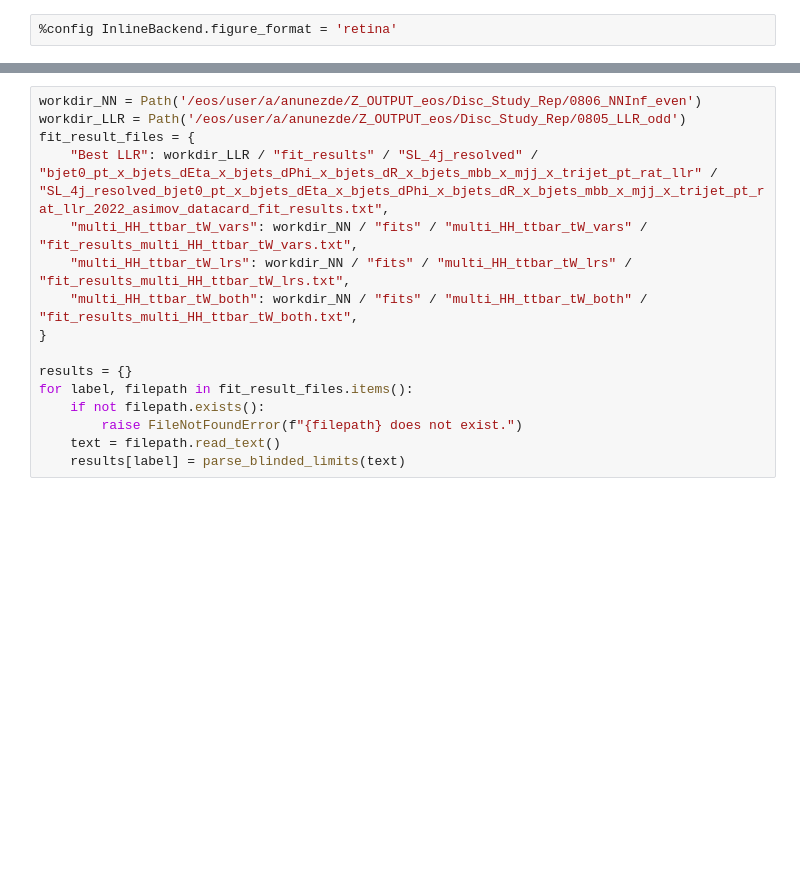
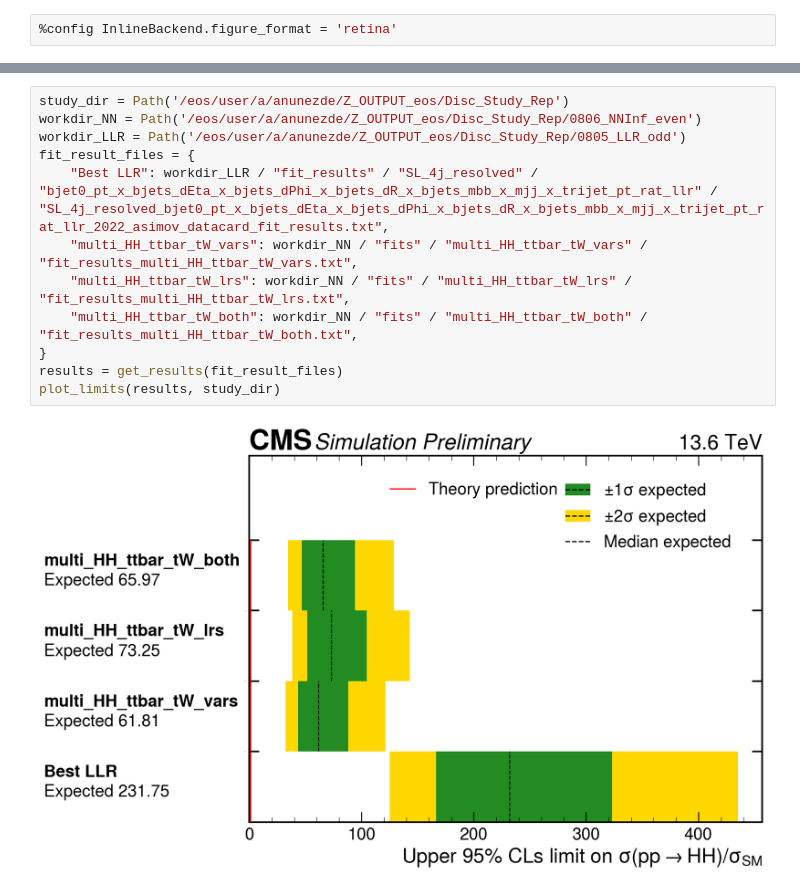
Before and after one commit to antonettprado/hh, a Jupyter notebook: fit_and_plot_int.ipynb, the cells around one changed output, grey strips where cells are left out. Saved outputs shown, nothing was run; the diff lists cells and outputs as text; blank space fills up the shorter version.

```diff
--- a/fit_and_plot_int.ipynb
+++ b/fit_and_plot_int.ipynb
@@ -174,16 +169,14 @@ plot_limits(results, workdir)
 # %%
+study_dir = Path('/eos/user/a/anunezde/Z_OUTPUT_eos/Disc_Study_Rep')
 workdir_NN = Path('/eos/user/a/anunezde/Z_OUTPUT_eos/Disc_Study_Rep/0806_NNInf_even')
 workdir_LLR = Path('/eos/user/a/anunezde/Z_OUTPUT_eos/Disc_Study_Rep/0805_LLR_odd')
 fit_result_files = {
     "Best LLR": workdir_LLR / "fit_results" / "SL_4j_resolved" / "bjet0_pt_x_bjets_dEta_x_bjets_dPhi_x_bjets_dR_x_bjets_mbb_x_mjj_x_trijet_pt_rat_llr" / "SL_4j_resolved_bjet0_pt_x_bjets_dEta_x_bjets_dPhi_x_bjets_dR_x_bjets_mbb_x_mjj_x_trijet_pt_rat_llr_2022_asimov_datacard_fit_results.txt",
     "multi_HH_ttbar_tW_vars": workdir_NN / "fits" / "multi_HH_ttbar_tW_vars" / "fit_results_multi_HH_ttbar_tW_vars.txt",
     "multi_HH_ttbar_tW_lrs": workdir_NN / "fits" / "multi_HH_ttbar_tW_lrs" / "fit_results_multi_HH_ttbar_tW_lrs.txt",
     "multi_HH_ttbar_tW_both": workdir_NN / "fits" / "multi_HH_ttbar_tW_both" / "fit_results_multi_HH_ttbar_tW_both.txt",
 }
-
-results = {}
-for label, filepath in fit_result_files.items():
-    if not filepath.exists():
-        raise FileNotFoundError(f"{filepath} does not exist.")
-    text = filepath.read_text()
-    results[label] = parse_blinded_limits(text)
+results = get_results(fit_result_files)
+plot_limits(results, study_dir)
+# %% [output]
+[figure, added]
```
Also changed, not shown: parts of 5 cells of this notebook.
